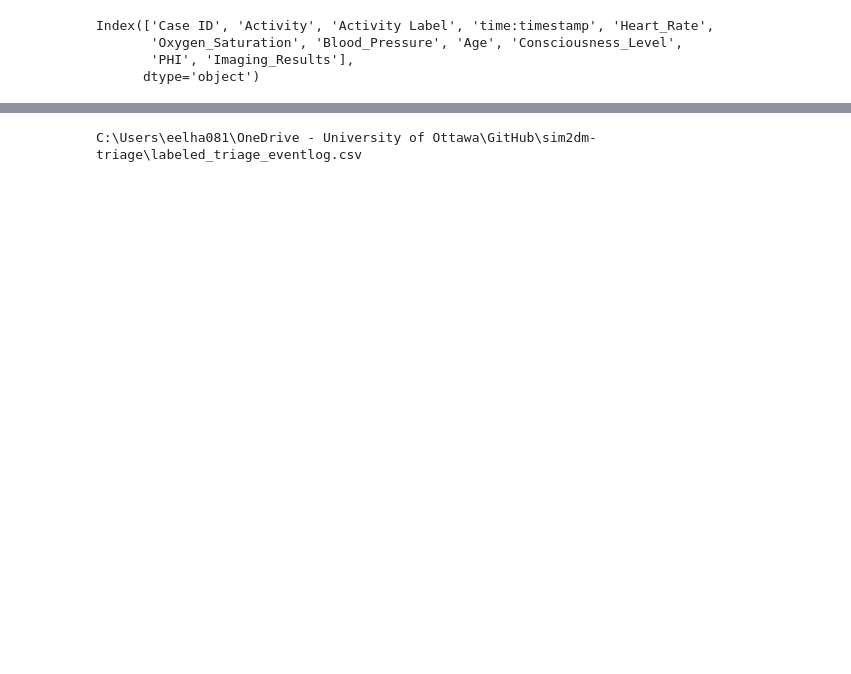
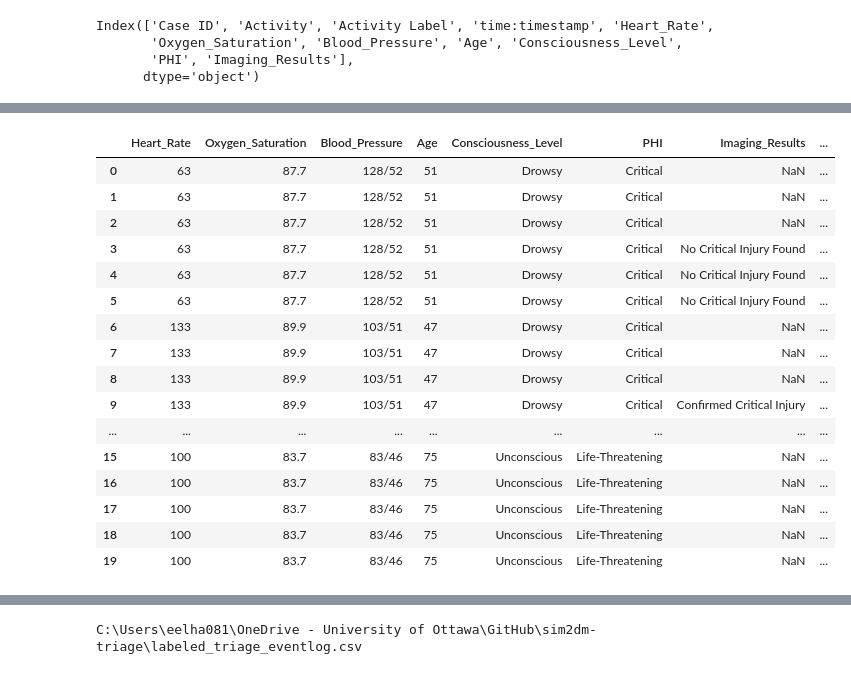
Before and after one commit to erfan-el/sim2dm-triage, a Jupyter notebook: triage_eventlog_preprocessing.ipynb, the cells around one changed output, grey strips where cells are left out. Cells and saved outputs as stored; diff of their text form; code cells hidden in the pictures; blank space fills up the shorter version.

Commit message:
generate 1000 case  and update preprocessing

```diff
--- a/triage_eventlog_preprocessing.ipynb
+++ b/triage_eventlog_preprocessing.ipynb
@@ -35,8 +35,8 @@ Index(['Case ID', 'Activity', 'Activity Label', 'time:timestamp', 'Heart_Rate',
 # ------------------------------
 
 # Step 1: Convert timestamp column to datetime format and sort events by case and time
-df['time:timestamp'] = pd.to_datetime(df['time:timestamp'])
-df = df.sort_values(by=['Case ID', 'time:timestamp'])
+df_event_log['time:timestamp'] = pd.to_datetime(df_event_log['time:timestamp'])
+df_event_log = df_event_log.sort_values(by=['Case ID', 'time:timestamp'])
 
 # Step 2: Define a function to get the first activity that follows a given target activity
 def get_next_after(activity_list, target):
@@ -52,7 +52,7 @@ dp3_labels = {}            # First activity after E
 dp4_labels = {}            # First activity after G
 
 # Step 4: Process each case in the event log
-grouped = df.groupby('Case ID')
+grouped = df_event_log.groupby('Case ID')
 
 for case_id, group in grouped:
     activities = list(group['Activity'].values)
@@ -115,15 +115,19 @@ for case_id, group in grouped:
         dp2_label_dict[idx] = label
 
 # Step 5: Add all decision point labels back into the dataframe
-df['DP1_label'] = df['Case ID'].map(dp1_labels)
-df['DP2_label'] = df.index.map(dp2_label_dict)
-df['DP3_label'] = df['Case ID'].map(dp3_labels)
-df['DP4_label'] = df['Case ID'].map(dp4_labels)
+df_event_log['DP1_label'] = df_event_log['Case ID'].map(dp1_labels)
+df_event_log['DP2_label'] = df_event_log.index.map(dp2_label_dict)
+df_event_log['DP3_label'] = df_event_log['Case ID'].map(dp3_labels)
+df_event_log['DP4_label'] = df_event_log['Case ID'].map(dp4_labels)
 
 # Step 6: Forward-fill DP2_label within each case
-df['DP2_label'] = df['DP2_label'].replace('', np.nan)
-df['DP2_label'] = df.groupby('Case ID')['DP2_label'].ffill()
+df_event_log['DP2_label'] = df_event_log['DP2_label'].replace('', np.nan)
+df_event_log['DP2_label'] = df_event_log.groupby('Case ID')['DP2_label'].ffill()
 
 # Display the first 10 rows
-print(df.head(10))
+#print(df_event_log.head(10))
+
+# Preview updated dataframe
+df_event_log[[ 'Heart_Rate', 'Oxygen_Saturation', 'Blood_Pressure', 'Age', 'Consciousness_Level', 'PHI', 'Imaging_Results',
+              'DP1_label', 'DP2_label', 'DP3_label', 'DP4_label' ]].head(20)
 # %% [output]
@@ -146,0 +134,17 @@ print(df.head(10))
+|  | Heart_Rate | Oxygen_Saturation | Blood_Pressure | Age | Consciousness_Level | PHI | Imaging_Results | ... |
+| 0 | 63 | 87.7 | 128/52 | 51 | Drowsy | Critical | NaN | ... |
+| 1 | 63 | 87.7 | 128/52 | 51 | Drowsy | Critical | NaN | ... |
+| 2 | 63 | 87.7 | 128/52 | 51 | Drowsy | Critical | NaN | ... |
+| 3 | 63 | 87.7 | 128/52 | 51 | Drowsy | Critical | No Critical Injury Found | ... |
+| 4 | 63 | 87.7 | 128/52 | 51 | Drowsy | Critical | No Critical Injury Found | ... |
+| 5 | 63 | 87.7 | 128/52 | 51 | Drowsy | Critical | No Critical Injury Found | ... |
+| 6 | 133 | 89.9 | 103/51 | 47 | Drowsy | Critical | NaN | ... |
+| 7 | 133 | 89.9 | 103/51 | 47 | Drowsy | Critical | NaN | ... |
+| 8 | 133 | 89.9 | 103/51 | 47 | Drowsy | Critical | NaN | ... |
+| 9 | 133 | 89.9 | 103/51 | 47 | Drowsy | Critical | Confirmed Critical Injury | ... |
+| ... | ... | ... | ... | ... | ... | ... | ... | ... |
+| 15 | 100 | 83.7 | 83/46 | 75 | Unconscious | Life-Threatening | NaN | ... |
+| 16 | 100 | 83.7 | 83/46 | 75 | Unconscious | Life-Threatening | NaN | ... |
+| 17 | 100 | 83.7 | 83/46 | 75 | Unconscious | Life-Threatening | NaN | ... |
+| 18 | 100 | 83.7 | 83/46 | 75 | Unconscious | Life-Threatening | NaN | ... |
+| 19 | 100 | 83.7 | 83/46 | 75 | Unconscious | Life-Threatening | NaN | ... |
```
Also changed, not shown: parts of 6 cells of this notebook, 3 other files.
